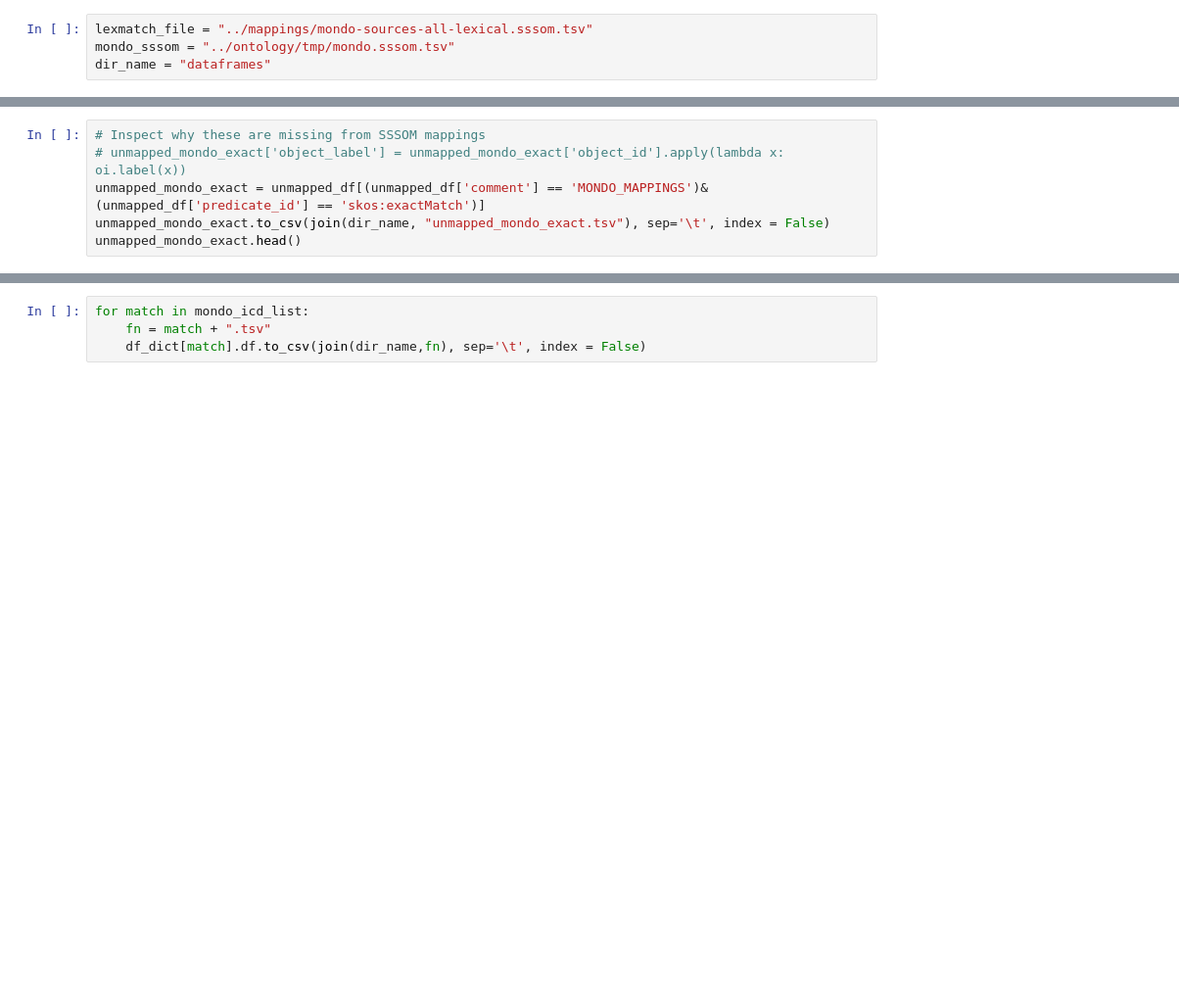
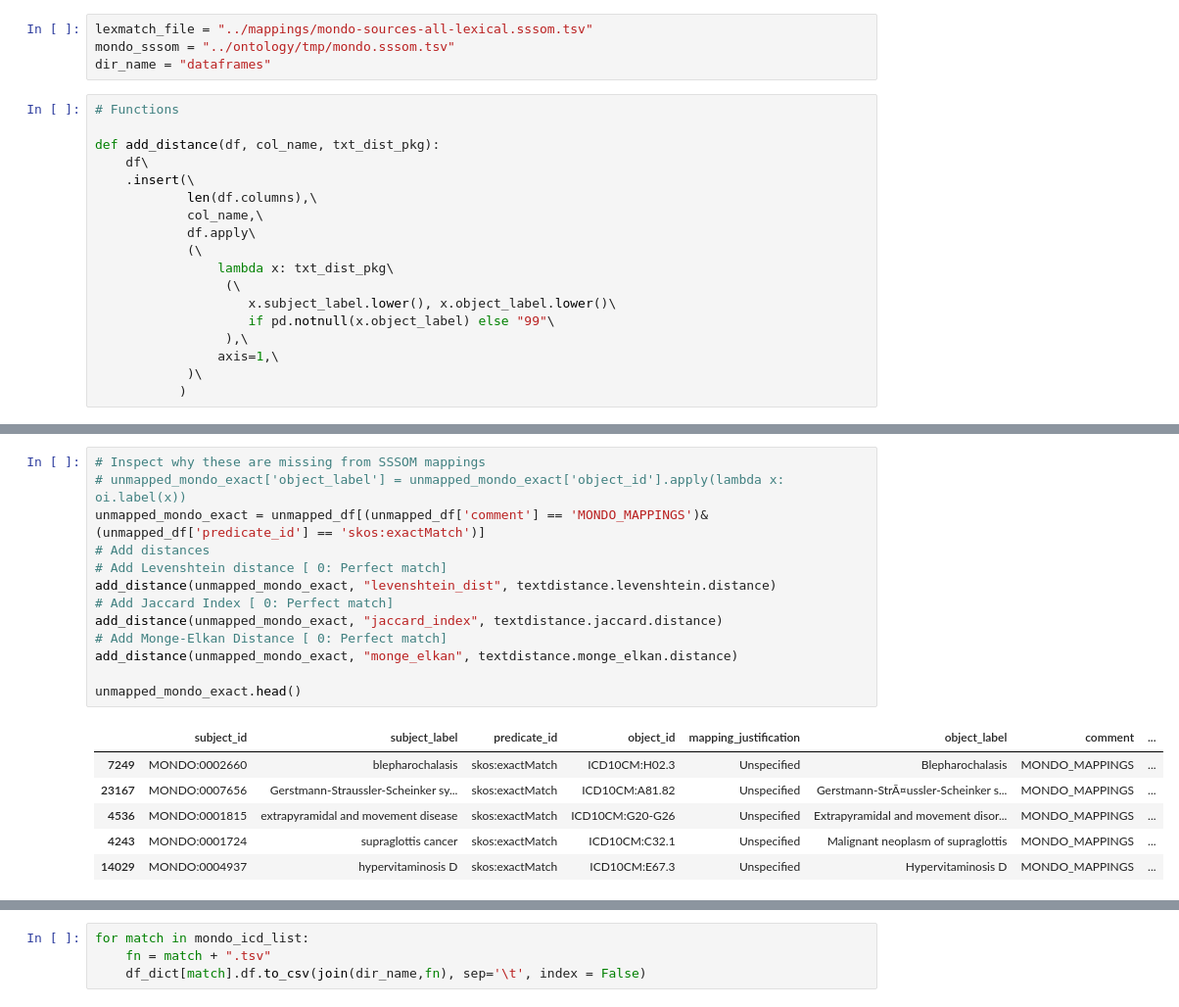
Before and after one commit to monarch-initiative/mondo-ingest, a Jupyter notebook: src/scripts/oak-lexmatch-sssom-compare.ipynb, the cells around one changed output, grey strips where cells are left out. Shown at 98% size. Saved outputs shown, nothing was run; the diff lists cells and outputs as text; blank space fills up the shorter version.

Commit message:
added dist to mondo exact match file

```diff
--- a/src/scripts/oak-lexmatch-sssom-compare.ipynb
+++ b/src/scripts/oak-lexmatch-sssom-compare.ipynb
@@ -13,6 +14,24 @@ from oaklib.implementations import SqlImplementation
 lexmatch_file = "../mappings/mondo-sources-all-lexical.sssom.tsv"
 mondo_sssom = "../ontology/tmp/mondo.sssom.tsv"
 dir_name = "dataframes"
+# %%
+# Functions
+
+def add_distance(df, col_name, txt_dist_pkg):
+    df\
+    .insert(\
+            len(df.columns),\
+            col_name,\
+            df.apply\
+            (\
+                lambda x: txt_dist_pkg\
+                 (\
+                    x.subject_label.lower(), x.object_label.lower()\
+                    if pd.notnull(x.object_label) else "99"\
+                 ),\
+                axis=1,\
+            )\
+           )
 # %%
 %%time
 msdf_lex = parse_sssom_table(lexmatch_file)
@@ -60,9 +124,23 @@ unmapped_lex_exact.head()
 # %%
 # Inspect why these are missing from SSSOM mappings
 # unmapped_mondo_exact['object_label'] = unmapped_mondo_exact['object_id'].apply(lambda x: oi.label(x))
 unmapped_mondo_exact = unmapped_df[(unmapped_df['comment'] == 'MONDO_MAPPINGS')& (unmapped_df['predicate_id'] == 'skos:exactMatch')]
-unmapped_mondo_exact.to_csv(join(dir_name, "unmapped_mondo_exact.tsv"), sep='\t', index = False)
+# Add distances
+# Add Levenshtein distance [ 0: Perfect match]
+add_distance(unmapped_mondo_exact, "levenshtein_dist", textdistance.levenshtein.distance)
+# Add Jaccard Index [ 0: Perfect match]
+add_distance(unmapped_mondo_exact, "jaccard_index", textdistance.jaccard.distance)
+# Add Monge-Elkan Distance [ 0: Perfect match]
+add_distance(unmapped_mondo_exact, "monge_elkan", textdistance.monge_elkan.distance)
+
 unmapped_mondo_exact.head()
+# %% [output]
+|  | subject_id | subject_label | predicate_id | object_id | mapping_justification | object_label | comment | ... |
+| 7249 | MONDO:0002660 | blepharochalasis | skos:exactMatch | ICD10CM:H02.3 | Unspecified | Blepharochalasis | MONDO_MAPPINGS | ... |
+| 23167 | MONDO:0007656 | Gerstmann-Straussler-Scheinker sy... | skos:exactMatch | ICD10CM:A81.82 | Unspecified | Gerstmann-StrÃ¤ussler-Scheinker s... | MONDO_MAPPINGS | ... |
+| 4536 | MONDO:0001815 | extrapyramidal and movement disease | skos:exactMatch | ICD10CM:G20-G26 | Unspecified | Extrapyramidal and movement disor... | MONDO_MAPPINGS | ... |
+| 4243 | MONDO:0001724 | supraglottis cancer | skos:exactMatch | ICD10CM:C32.1 | Unspecified | Malignant neoplasm of supraglottis | MONDO_MAPPINGS | ... |
+| 14029 | MONDO:0004937 | hypervitaminosis D | skos:exactMatch | ICD10CM:E67.3 | Unspecified | Hypervitaminosis D | MONDO_MAPPINGS | ... |
 # %%
 combined_msdf = MappingSetDataFrame(df=comparison_df, prefix_map=msdf_lex.prefix_map, metadata=msdf_lex.metadata)
 combined_msdf.df.head()
```
Also changed, not shown: parts of 11 cells of this notebook, 5 other files.
